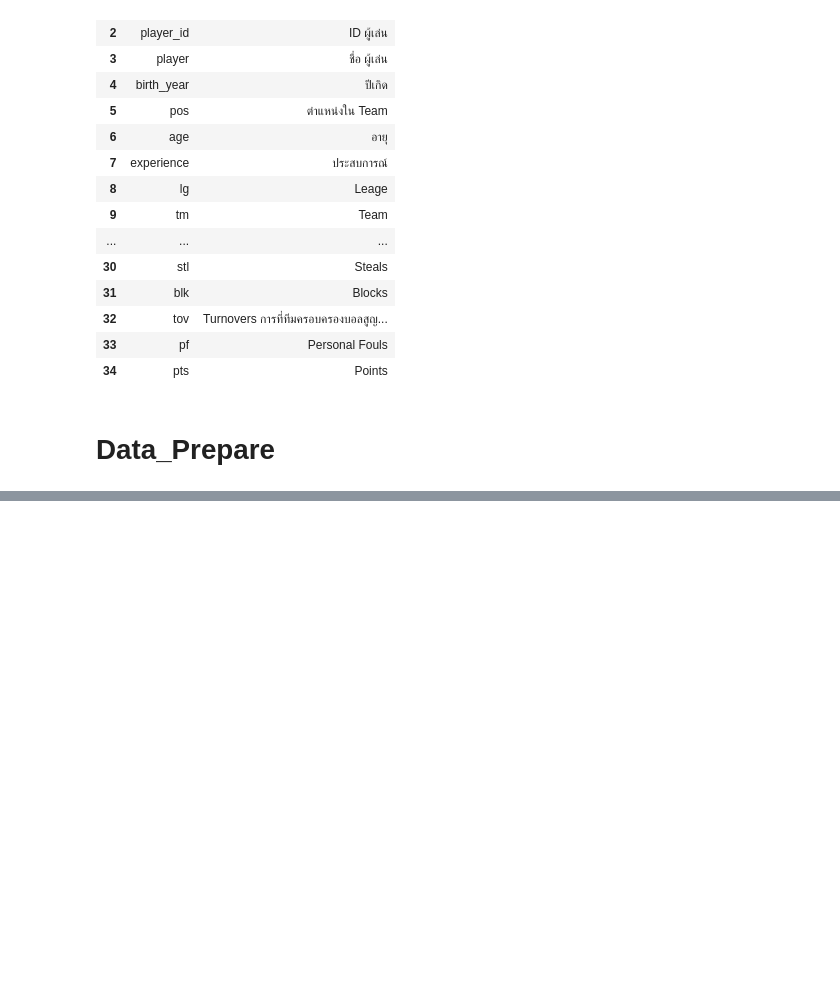
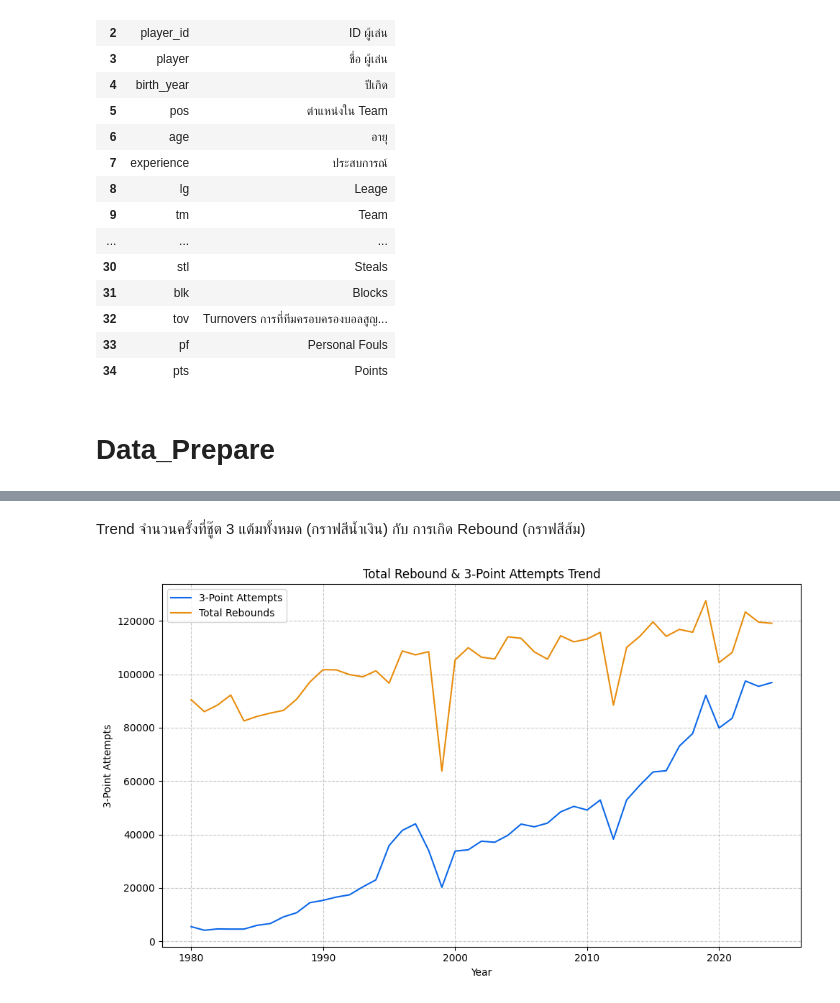
Before and after one commit to NuTTaoo/NBA_Stat, a Jupyter notebook: NBA_Stat.ipynb, the cells around one changed output, grey strips where cells are left out. Drawn from its saved outputs; the diff is of its cells as text; code cells hidden in the pictures; blank space fills up the shorter version.

```diff
--- a/NBA_Stat.ipynb
+++ b/NBA_Stat.ipynb
@@ -93,0 +194,17 @@ memory usage: 8.5+ MB
+# %% [markdown]
+Trend จำนวนครั้งที่ชู๊ต 3 แต้มทั้งหมด (กราฟสีน้ำเงิน) กับ การเกิด Rebound (กราฟสีส้ม)
+# %%
+fit_function = np.poly1d(fit)
+plt.figure(figsize=(10, 6))
+#Time series data plot
+plt.plot(df_groupby_year.index, df_groupby_year['x3pa'], label='3-Point Attempts')
+plt.plot(df_groupby_year.index, df_groupby_year['trb'] , label ='Total Rebounds')
+plt.xlabel('Year')
+plt.ylabel('3-Point Attempts')
+plt.title('Total Rebound & 3-Point Attempts Trend')
+plt.legend()
+plt.grid(True, linestyle='--', alpha=0.7)
+plt.tight_layout()
+plt.show()
+# %% [output]
+[figure, added]
```
Also changed, not shown: parts of 27 cells of this notebook.
